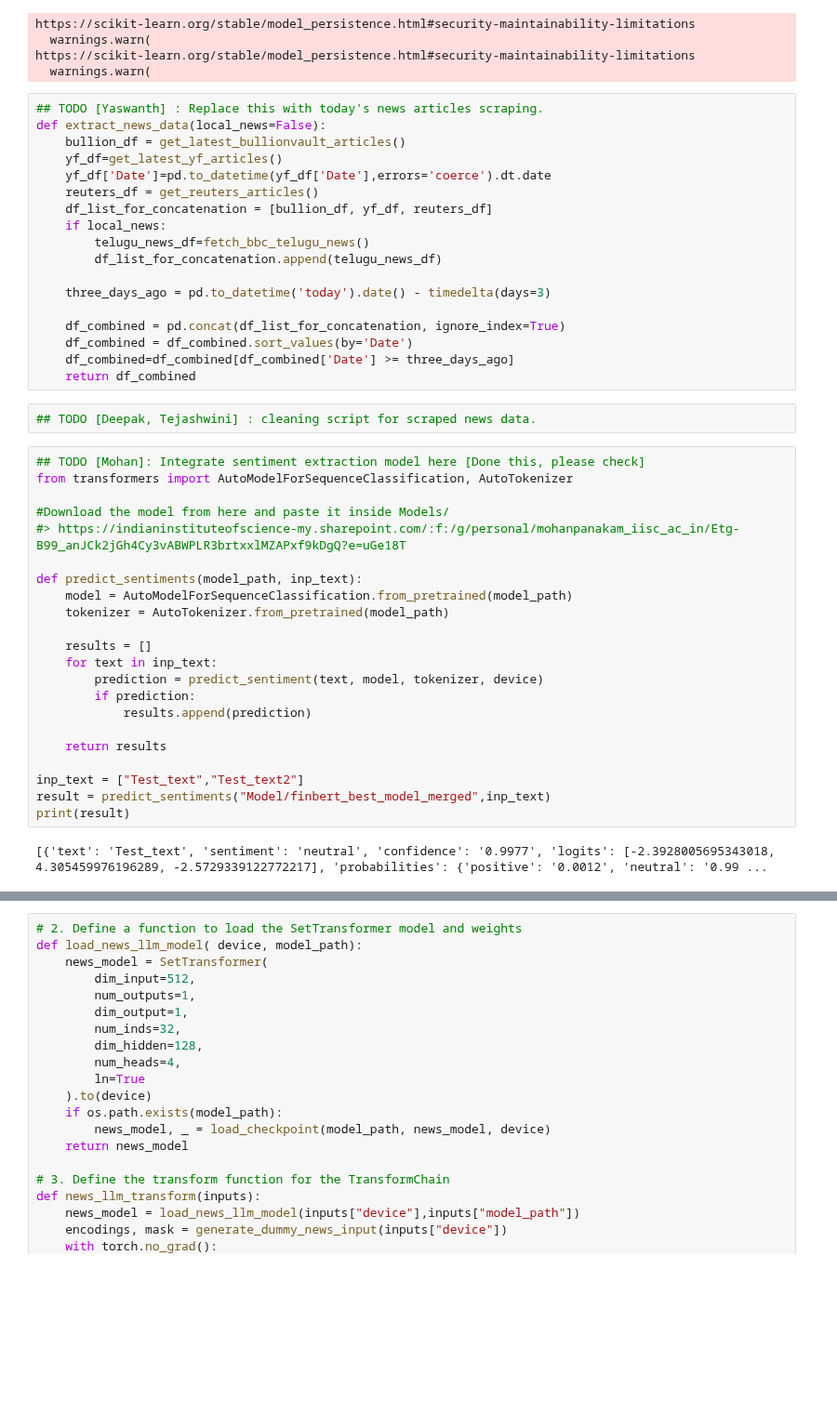
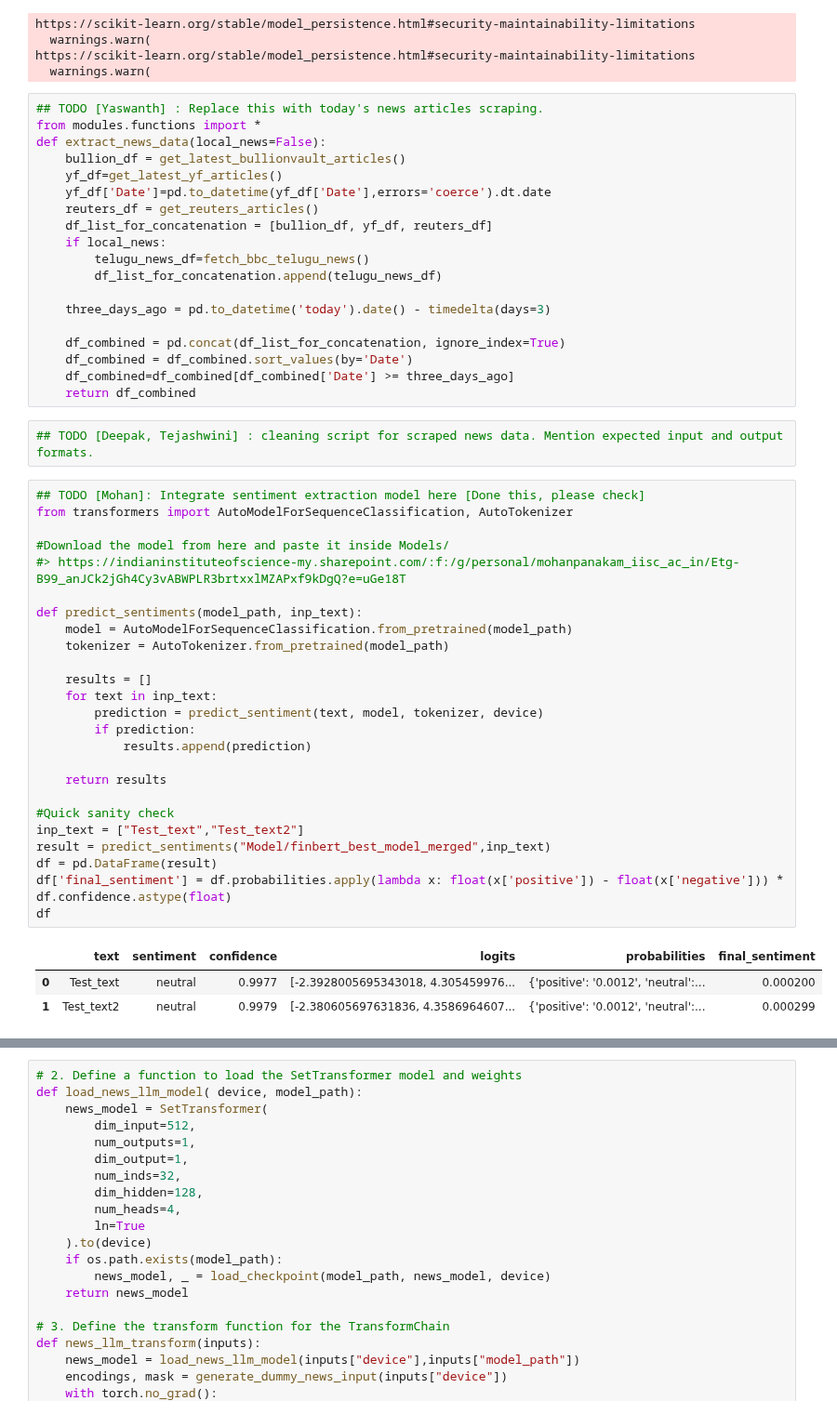
Before and after one commit to Adithya-Jayan/DL-7-25, a Jupyter notebook: Final/Tarun/Final_Gold_Price_Prediction_Model.ipynb, the cells around one changed output, grey strips where cells are left out. Shown at 93% size. Saved outputs shown, nothing was run; the diff lists cells and outputs as text; blank space fills up the shorter version.

Commit message:
Integrates sentiment and topic extraction.

```diff
--- a/Final/Tarun/Final_Gold_Price_Prediction_Model.ipynb
+++ b/Final/Tarun/Final_Gold_Price_Prediction_Model.ipynb
@@ -406,6 +406,7 @@ https://scikit-learn.org/stable/model_persistence.html#security-maintainability-
   warnings.warn(
 # %%
 ## TODO [Yaswanth] : Replace this with today's news articles scraping.
+from modules.functions import *
 def extract_news_data(local_news=False):
     bullion_df = get_latest_bullionvault_articles()
     yf_df=get_latest_yf_articles()
@@ -423,28 +424,33 @@ def extract_news_data(local_news=False):
     df_combined=df_combined[df_combined['Date'] >= three_days_ago]
     return df_combined
 # %%
-## TODO [Deepak, Tejashwini] : cleaning script for scraped news data.
+## TODO [Deepak, Tejashwini] : cleaning script for scraped news data. Mention expected input and output formats.
 # %%
 ## TODO [Mohan]: Integrate sentiment extraction model here [Done this, please check]
 from transformers import AutoModelForSequenceClassification, AutoTokenizer
 
 #Download the model from here and paste it inside Models/
 #> https://indianinstituteofscience-my.sharepoint.com/:f:/g/personal/mohanpanakam_iisc_ac_in/Etg-B99_anJCk2jGh4Cy3vABWPLR3brtxxlMZAPxf9kDgQ?e=uGe18T
 
 def predict_sentiments(model_path, inp_text):
     model = AutoModelForSequenceClassification.from_pretrained(model_path)
     tokenizer = AutoTokenizer.from_pretrained(model_path)
 
     results = []
     for text in inp_text:
         prediction = predict_sentiment(text, model, tokenizer, device)
         if prediction:
             results.append(prediction)
 
     return results
 
+#Quick sanity check
 inp_text = ["Test_text","Test_text2"]
 result = predict_sentiments("Model/finbert_best_model_merged",inp_text)
-print(result)
+df = pd.DataFrame(result)
+df['final_sentiment'] = df.probabilities.apply(lambda x: float(x['positive']) - float(x['negative'])) * df.confidence.astype(float)
+df
 # %% [output]
-[{'text': 'Test_text', 'sentiment': 'neutral', 'confidence': '0.9977', 'logits': [-2.3928005695343018, 4.305459976196289, -2.5729339122772217], 'probabilities': {'positive': '0.0012', 'neutral': '0.99 ...
+|  | text | sentiment | confidence | logits | probabilities | final_sentiment |
+| 0 | Test_text | neutral | 0.9977 | [-2.3928005695343018, 4.305459976... | {'positive': '0.0012', 'neutral':... | 0.000200 |
+| 1 | Test_text2 | neutral | 0.9979 | [-2.380605697631836, 4.3586964607... | {'positive': '0.0012', 'neutral':... | 0.000299 |
```
Also changed, not shown: parts of 4 cells of this notebook.
